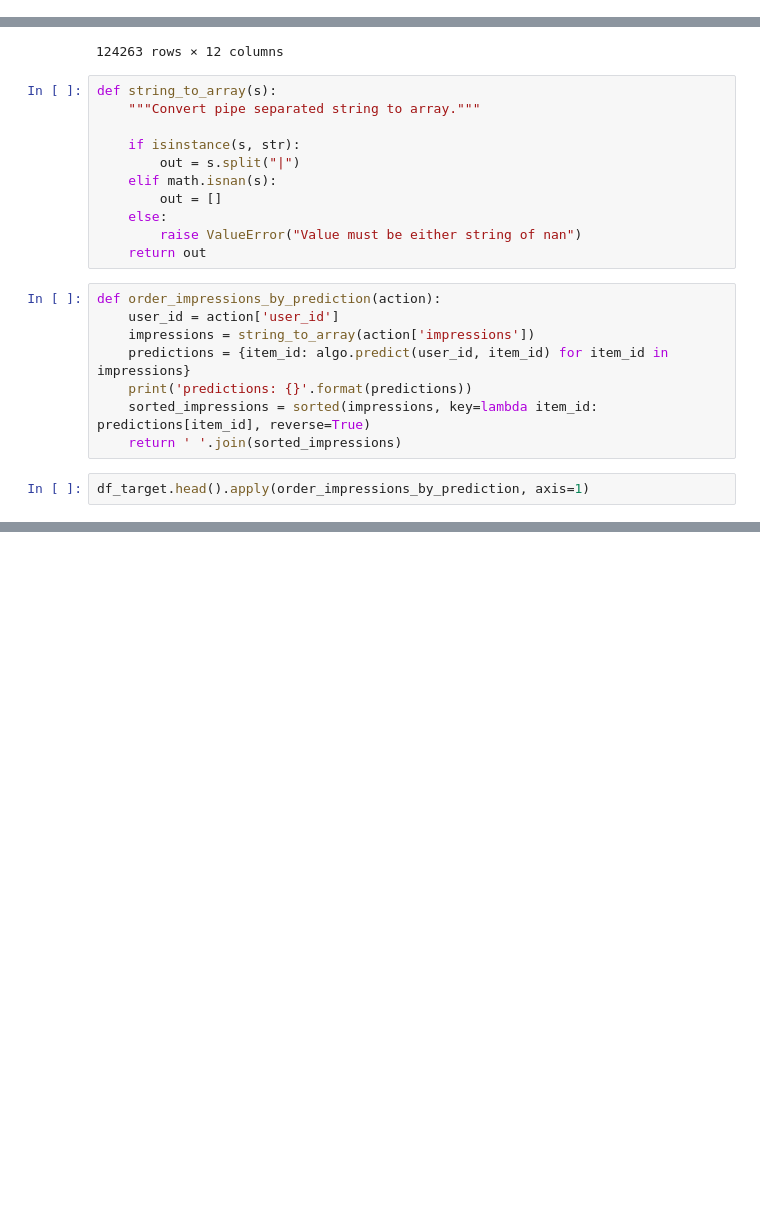
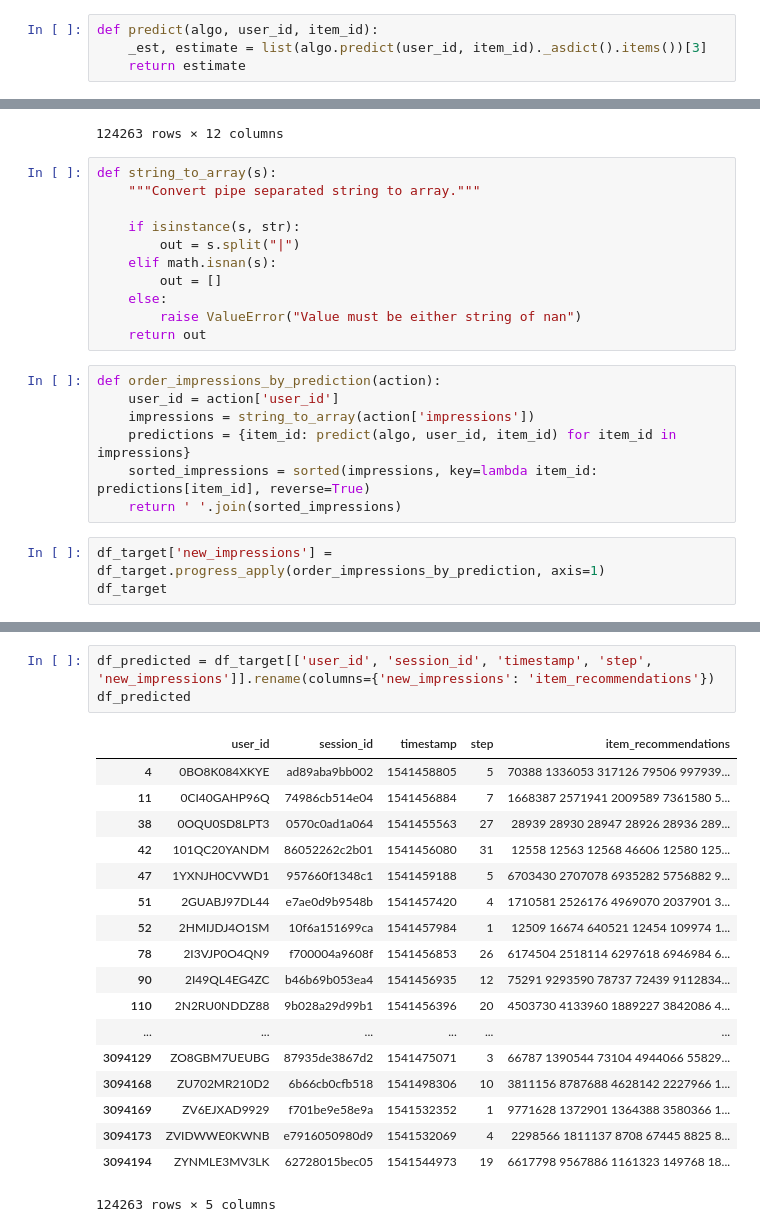
Before and after one commit to antonpetkoff/recsys-2019, a Jupyter notebook: notebooks/06-svd.ipynb, the cells around one changed output, grey strips where cells are left out. Cells and saved outputs as stored; diff of their text form; blank space fills up the shorter version.

```diff
--- a/notebooks/06-svd.ipynb
+++ b/notebooks/06-svd.ipynb
@@ -99,3 +105,7 @@ Test time         2.17    2.10    1.54    1.88    1.50    1.84    0.28
+# %%
+def predict(algo, user_id, item_id):
+    _est, estimate = list(algo.predict(user_id, item_id)._asdict().items())[3]
+    return estimate
 # %%
 user_id = '00RL8Z82B2Z1'
 item_id = '6696574'
@@ -141,10 +151,10 @@ def string_to_array(s):
 def order_impressions_by_prediction(action):
     user_id = action['user_id']
     impressions = string_to_array(action['impressions'])
-    predictions = {item_id: algo.predict(user_id, item_id) for item_id in impressions}
-    print('predictions: {}'.format(predictions))
+    predictions = {item_id: predict(algo, user_id, item_id) for item_id in impressions}
     sorted_impressions = sorted(impressions, key=lambda item_id: predictions[item_id], reverse=True)
     return ' '.join(sorted_impressions)
 # %%
-df_target.head().apply(order_impressions_by_prediction, axis=1)
+df_target['new_impressions'] = df_target.progress_apply(order_impressions_by_prediction, axis=1)
+df_target
 # %% [output]
@@ -170,0 +185,22 @@ df_target.head()
+# %%
+df_predicted = df_target[['user_id', 'session_id', 'timestamp', 'step', 'new_impressions']].rename(columns={'new_impressions': 'item_recommendations'})
+df_predicted
+# %% [output]
+|  | user_id | session_id | timestamp | step | item_recommendations |
+| 4 | 0BO8K084XKYE | ad89aba9bb002 | 1541458805 | 5 | 70388 1336053 317126 79506 997939... |
+| 11 | 0CI40GAHP96Q | 74986cb514e04 | 1541456884 | 7 | 1668387 2571941 2009589 7361580 5... |
+| 38 | 0OQU0SD8LPT3 | 0570c0ad1a064 | 1541455563 | 27 | 28939 28930 28947 28926 28936 289... |
+| 42 | 101QC20YANDM | 86052262c2b01 | 1541456080 | 31 | 12558 12563 12568 46606 12580 125... |
+| 47 | 1YXNJH0CVWD1 | 957660f1348c1 | 1541459188 | 5 | 6703430 2707078 6935282 5756882 9... |
+| 51 | 2GUABJ97DL44 | e7ae0d9b9548b | 1541457420 | 4 | 1710581 2526176 4969070 2037901 3... |
+| 52 | 2HMIJDJ4O1SM | 10f6a151699ca | 1541457984 | 1 | 12509 16674 640521 12454 109974 1... |
+| 78 | 2I3VJP0O4QN9 | f700004a9608f | 1541456853 | 26 | 6174504 2518114 6297618 6946984 6... |
+| 90 | 2I49QL4EG4ZC | b46b69b053ea4 | 1541456935 | 12 | 75291 9293590 78737 72439 9112834... |
+| 110 | 2N2RU0NDDZ88 | 9b028a29d99b1 | 1541456396 | 20 | 4503730 4133960 1889227 3842086 4... |
+| ... | ... | ... | ... | ... | ... |
+| 3094129 | ZO8GBM7UEUBG | 87935de3867d2 | 1541475071 | 3 | 66787 1390544 73104 4944066 55829... |
+| 3094168 | ZU702MR210D2 | 6b66cb0cfb518 | 1541498306 | 10 | 3811156 8787688 4628142 2227966 1... |
+| 3094169 | ZV6EJXAD9929 | f701be9e58e9a | 1541532352 | 1 | 9771628 1372901 1364388 3580366 1... |
+| 3094173 | ZVIDWWE0KWNB | e7916050980d9 | 1541532069 | 4 | 2298566 1811137 8708 67445 8825 8... |
+| 3094194 | ZYNMLE3MV3LK | 62728015bec05 | 1541544973 | 19 | 6617798 9567886 1161323 149768 18... |
+124263 rows × 5 columns
```
Also changed, not shown: parts of 7 cells of this notebook.
